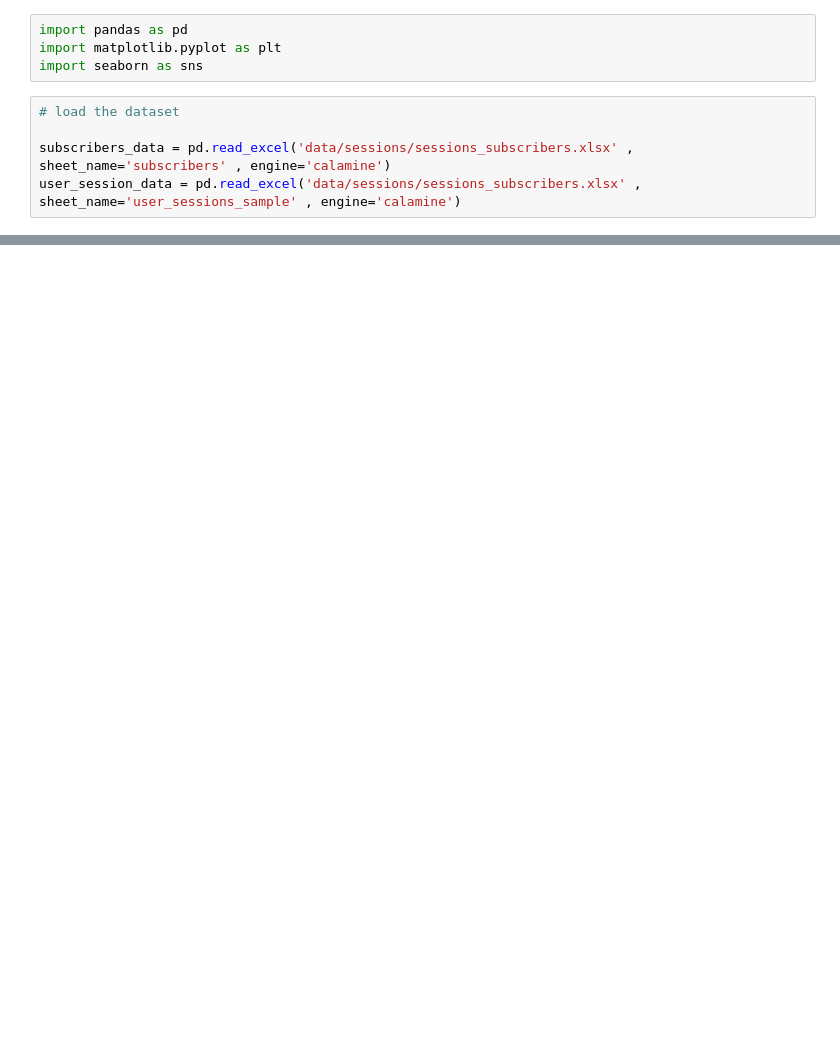
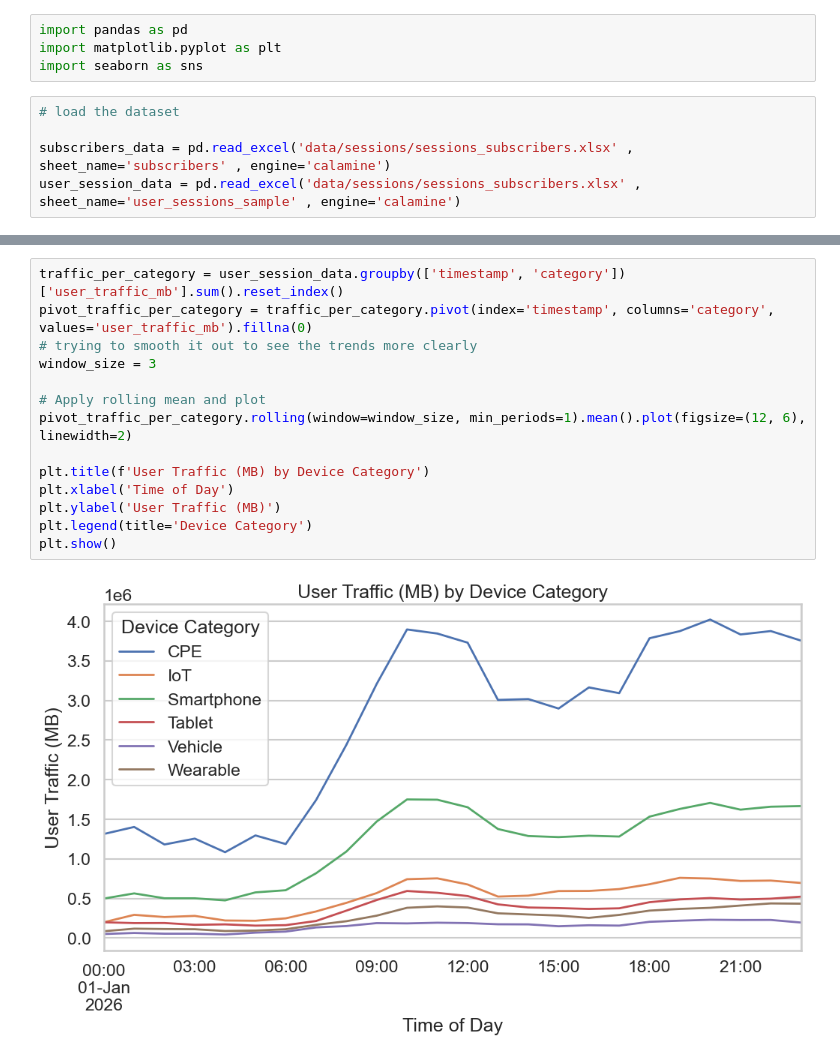
Before and after one commit to omartarek000/Telecom_session_lens, a Jupyter notebook: Telecom_EDA.ipynb, the cells around one changed output, grey strips where cells are left out. Saved outputs shown, nothing was run; the diff lists cells and outputs as text; blank space fills up the shorter version.

```diff
--- a/Telecom_EDA.ipynb
+++ b/Telecom_EDA.ipynb
@@ -20,0 +75,16 @@ subscribers_data.head(5)
+# %%
+traffic_per_category = user_session_data.groupby(['timestamp', 'category'])['user_traffic_mb'].sum().reset_index()
+pivot_traffic_per_category = traffic_per_category.pivot(index='timestamp', columns='category', values='user_traffic_mb').fillna(0)
+# trying to smooth it out to see the trends more clearly
+window_size = 3
+
+# Apply rolling mean and plot
+pivot_traffic_per_category.rolling(window=window_size, min_periods=1).mean().plot(figsize=(12, 6), linewidth=2)
+
+plt.title(f'User Traffic (MB) by Device Category')
+plt.xlabel('Time of Day')
+plt.ylabel('User Traffic (MB)')
+plt.legend(title='Device Category')
+plt.show()
+# %% [output]
+[figure, added]
```
Also changed, not shown: parts of 7 cells of this notebook.
